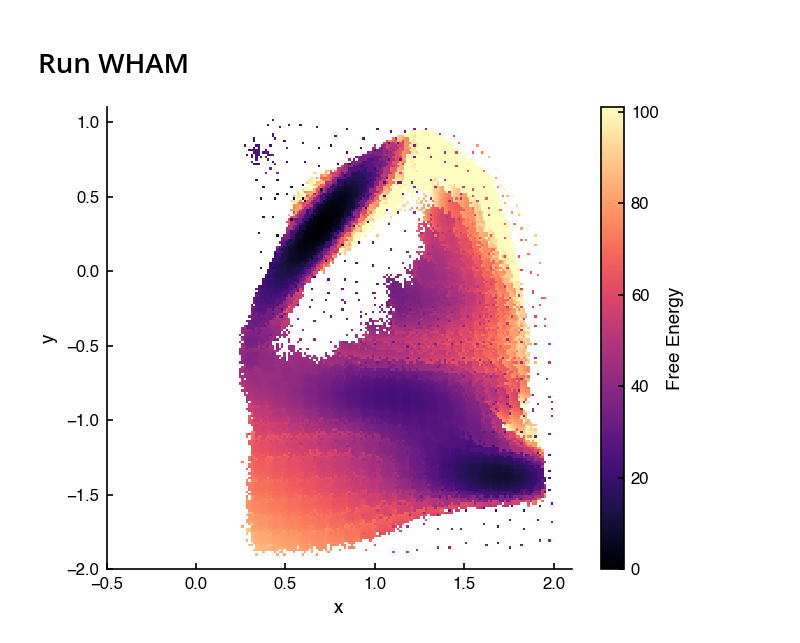
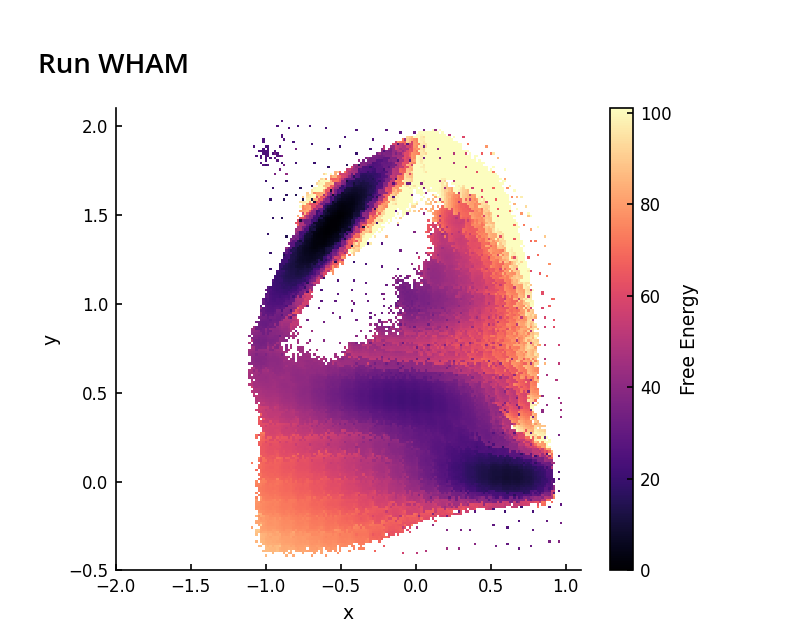
Before and after one commit to arminshzd/pyWHAM, a Jupyter notebook: examples/output_2d/viz.ipynb, the cells around one changed output. Saved outputs shown, nothing was run; the diff lists cells and outputs as text; code cells hidden in the pictures.

```diff
--- a/examples/output_2d/viz.ipynb
+++ b/examples/output_2d/viz.ipynb
@@ -94,13 +94,13 @@ free = np.loadtxt('output.free')
 # %%
 X, Y = np.meshgrid(np.unique(free[:,0]), np.unique(free[:,1]))
 Z = free[:,2].reshape(X.shape)
 #Z = np.where(Z > 101, np.inf, Z)
 
 fig, ax = plt.subplots(1, 1, figsize=(5, 4), dpi=150)
-c = ax.pcolormesh(Y, X, Z, shading='auto', cmap='magma', vmax=101)
+c = ax.pcolormesh(X, Y, Z.T, shading='auto', cmap='magma', vmax=101)
 fig.colorbar(c, ax=ax, label='Free Energy')
 ax.set_xlabel('x')
 ax.set_ylabel('y')
 plt.show()
 # %% [output]
-[figure, old version]
+[figure, new version]
```
Also changed, not shown: parts of 1 cell of this notebook.
